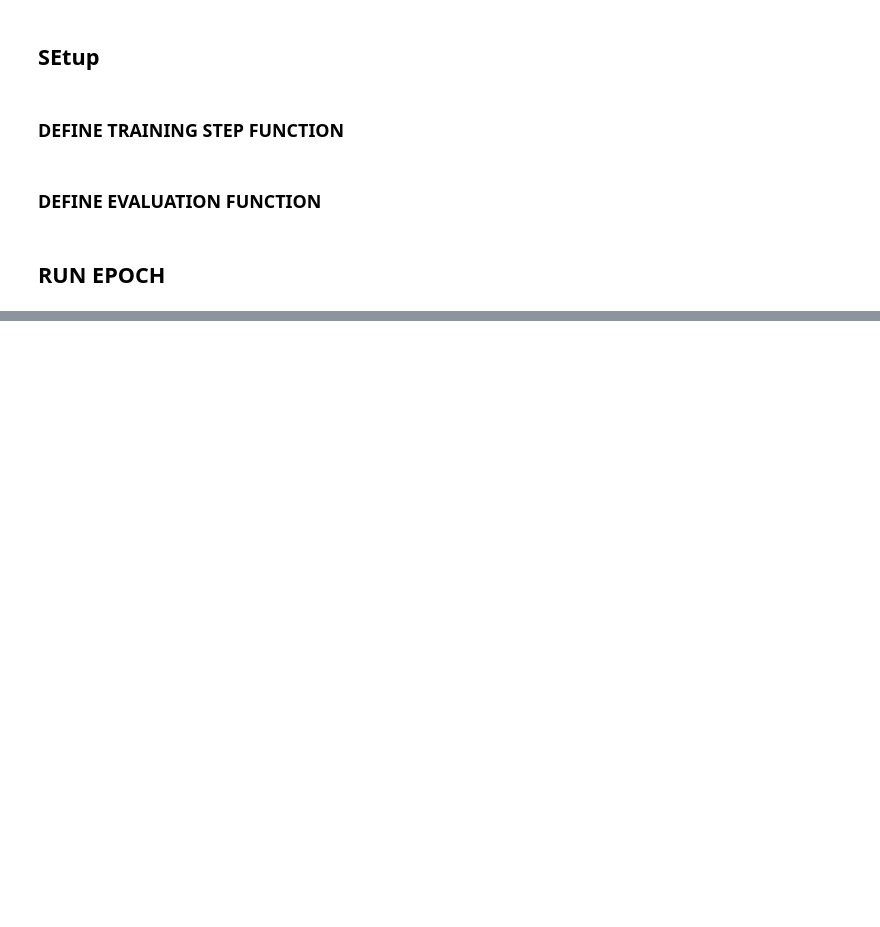
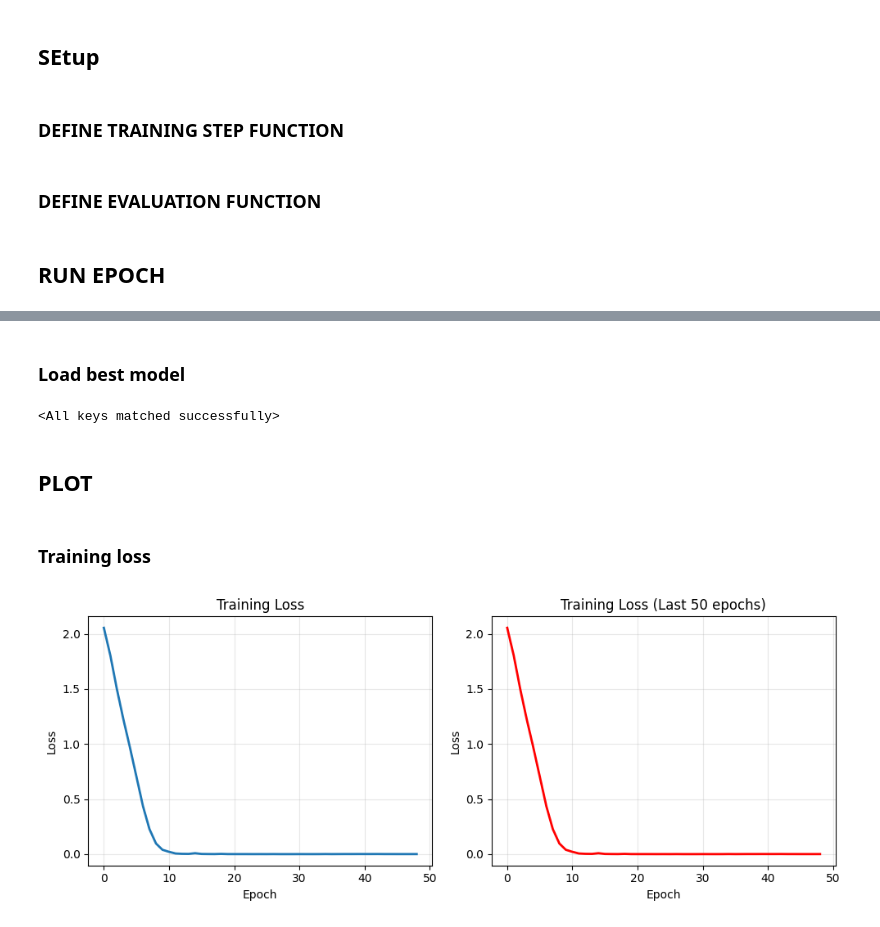
Before and after one commit to alivianay/graph-finals-gnn-messagepassing, a Jupyter notebook: main_notebook.ipynb, the cells around one changed output, grey strips where cells are left out. Cells and saved outputs as stored; diff of their text form; code cells hidden in the pictures; blank space fills up the shorter version.

```diff
--- a/main_notebook.ipynb
+++ b/main_notebook.ipynb
@@ -198,8 +198,8 @@ di mana:
 class GNNLayer(nn.Module):
     def __init__(self, in_channels, out_channels, dropout=0.5):
         super().__init__()
-        # Linear transformation
-        self.linear = nn.Linear(in_channels, out_channels)
+        # Linear transformation - receives output from message passing (out_channels)
+        self.linear = nn.Linear(out_channels, out_channels)
 
         # Message passing layer (persistent, not created each forward)
         self.message_passing = CustomMessagePassing(in_channels, out_channels)
@@ -229,19 +229,6 @@ class GNNLayer(nn.Module):
         # Add residual: x_act + x_input
         x_residual = self.residual(x_input)
         return x_act + x_residual
-
-        # Message passing (using persistent module)
-        x_mp = self.message_passing(x, edge_index)
-
-        # Linear → BatchNorm → Dropout → Activation
-        x_linear = self.linear(x_mp)
-        x_bn = self.batch_norm(x_linear)
-        x_drop = self.dropout(x_bn)
-        x_act = self.activation(x_drop)
-
-        # Add residual: x_act + x_input
-        x_residual = self.residual(x_input)
-        return x_act + x_residual
 # %% [markdown]
 ## Test GNN Layer
 # %%
@@ -541,0 +530,31 @@ RuntimeError: Expected all tensors to be on the same device, but got mat1 is on
+# %% [markdown]
+### Load best model
+# %%
+model.load_state_dict(torch.load('best_model.pth'))
+# %% [output]
+<All keys matched successfully>
+# %% [markdown]
+## PLOT
+# %% [markdown]
+### Training loss
+# %%
+plt.figure(figsize=(10, 4))
+plt.subplot(1, 2, 1)
+plt.plot(train_losses, linewidth=2)
+plt.title('Training Loss')
+plt.xlabel('Epoch')
+plt.ylabel('Loss')
+plt.grid(alpha=0.3)
+
+plt.subplot(1, 2, 2)
+# Plot last 50 losses to see detail
+plt.plot(train_losses[-50:], linewidth=2, color='red')
+plt.title('Training Loss (Last 50 epochs)')
+plt.xlabel('Epoch')
+plt.ylabel('Loss')
+plt.grid(alpha=0.3)
+
+plt.tight_layout()
+plt.show()
+# %% [output]
+[figure, added]
```
Also changed, not shown: parts of 9 cells of this notebook, 1 other file.
